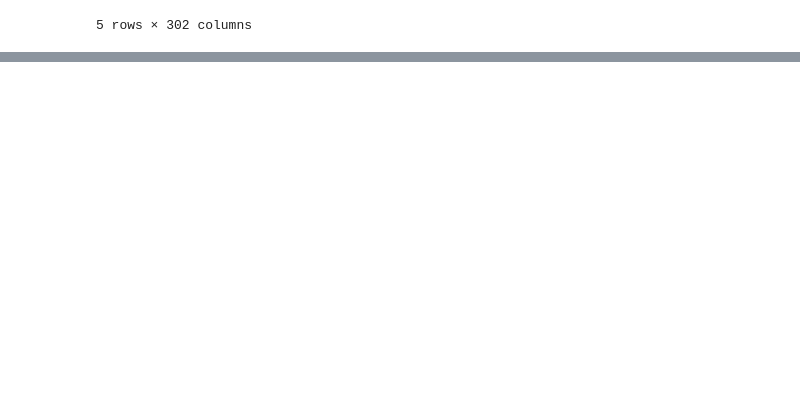
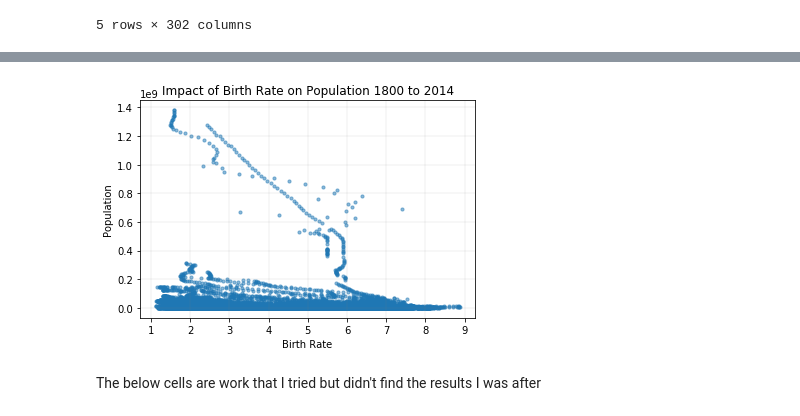
Before and after one commit to VallieTracy/project-one, a Jupyter notebook: Team_Awesome_Project_1.ipynb, the cells around one changed output, grey strips where cells are left out. Cells and saved outputs as stored; diff of their text form; code cells hidden in the pictures; blank space fills up the shorter version.

```diff
--- a/Team_Awesome_Project_1.ipynb
+++ b/Team_Awesome_Project_1.ipynb
@@ -84,0 +261,5 @@ population_df.head()
+# %%
+#reshape the birthrate dataframe to show every Country|Year with the birthrate for that year (using group by looked nice but didn't cut it)
+df_meltBirth = birthrate_df.melt(id_vars=['country'], var_name='year', value_name='birth rate')
+df_meltBirth = df_meltBirth.dropna()
+df_meltBirth
@@ -84,0 +280,5 @@ population_df.head()
+# %%
+#take the reshaped birth rate values and create a new data element that combines country and year
+cols = ['country', 'year']
+df_meltBirth['combined'] = df_meltBirth[cols].apply(lambda row: ' '.join(row.values.astype(str)), axis=1)
+df_meltBirth
@@ -84,0 +299,8 @@ population_df.head()
+# %%
+#merge the reshaped population and birth rate
+merge_pop_birth_df = pd.merge(df_meltPop,df_meltBirth, on="combined", how="inner")
+merge_pop_birth_df = merge_pop_birth_df.drop('country_x', axis=1)
+merge_pop_birth_df = merge_pop_birth_df.drop('year_x', axis=1)
+merge_pop_birth_df = merge_pop_birth_df.drop('country_y', axis=1)
+merge_pop_birth_df = merge_pop_birth_df.drop('year_y', axis=1)
+merge_pop_birth_df
@@ -84,0 +321,4 @@ population_df.head()
+# %%
+#merge the income/co2 dataframe to the population/birth rate dataframe
+merge_all_df = pd.merge(merge_pop_birth_df,merge_inc_co2_df, on="combined", how="inner")
+merge_all_df
@@ -84,0 +339,14 @@ population_df.head()
+# %%
+x_axis = merge_all_df["birth rate"]
+y_axis = merge_all_df["population"]
+plt.xlabel("Birth Rate")
+plt.ylabel("Population")
+plt.title("Impact of Birth Rate on Population 1800 to 2014")
+plt.grid(color='grey', linestyle='-', linewidth=0.25, alpha=0.5)
+plt.scatter(x_axis, y_axis, alpha=0.5, s=10)
+#plt.savefig("ImpactIncomeOnCO2.png", dpi=150)
+plt.show()
+# %% [output]
+[figure, added]
+# %% [markdown]
+The below cells are work that I tried but didn't find the results I was after
```
Also changed, not shown: parts of 43 cells of this notebook.
